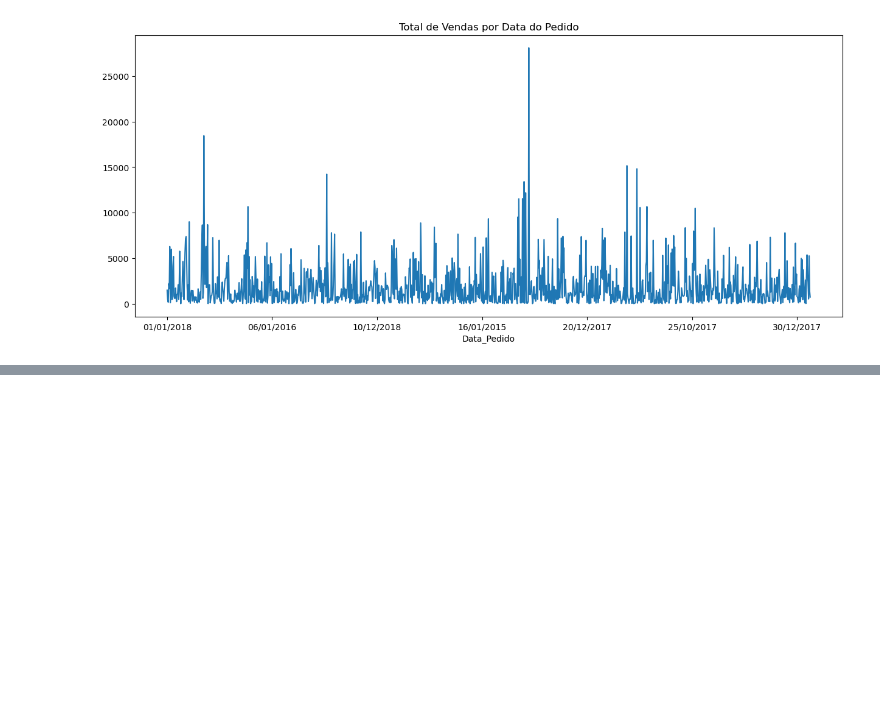
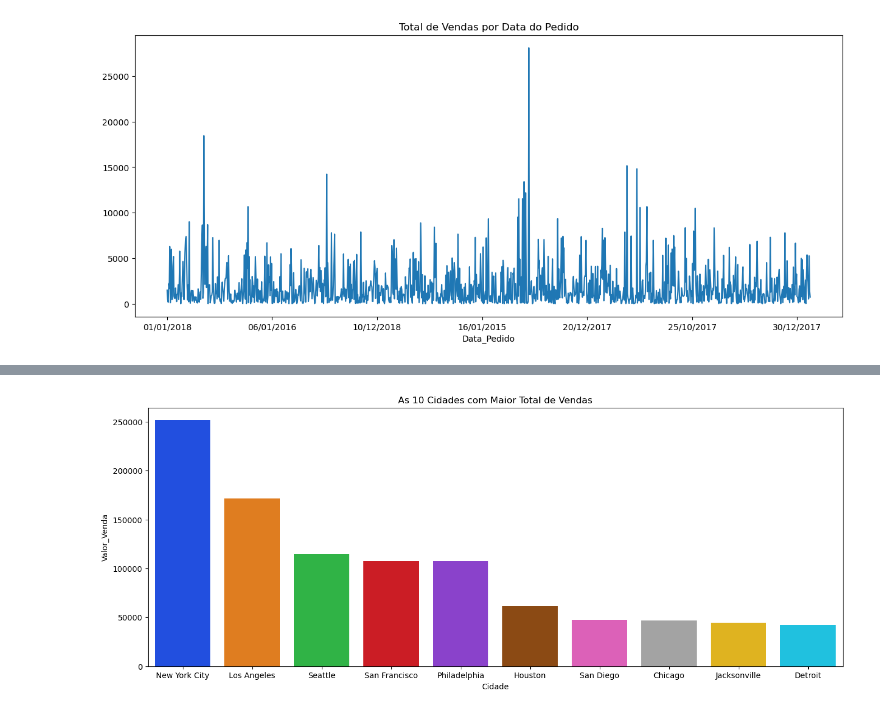
Before and after one commit to rodrigofdl/analise_exploratoria_varejo, a Jupyter notebook: analise_exploratoria_varejo.ipynb, the cells around one changed output, grey strips where cells are left out. Drawn from its saved outputs; the diff is of its cells as text; code cells hidden in the pictures; blank space fills up the shorter version.

```diff
--- a/analise_exploratoria_varejo.ipynb
+++ b/analise_exploratoria_varejo.ipynb
@@ -170,0 +173,3 @@ plt.show()
+# %%
+df_p4 = df.groupby('Cidade')['Valor_Venda'].sum().reset_index().sort_values(by = 'Valor_Venda', ascending = False).head(10)
+df_p4
@@ -170,0 +188,9 @@ plt.show()
+# %%
+plt.figure(figsize = (16, 6))
+sns.set_palette('')
+sns.barplot(data = df_p4,
+            y = 'Valor_Venda',
+            x = 'Cidade').set(title = 'As 10 Cidades com Maior Total de Vendas')
+plt.show()
+# %% [output]
+[figure, added]
```
Also changed, not shown: parts of 8 cells of this notebook.
